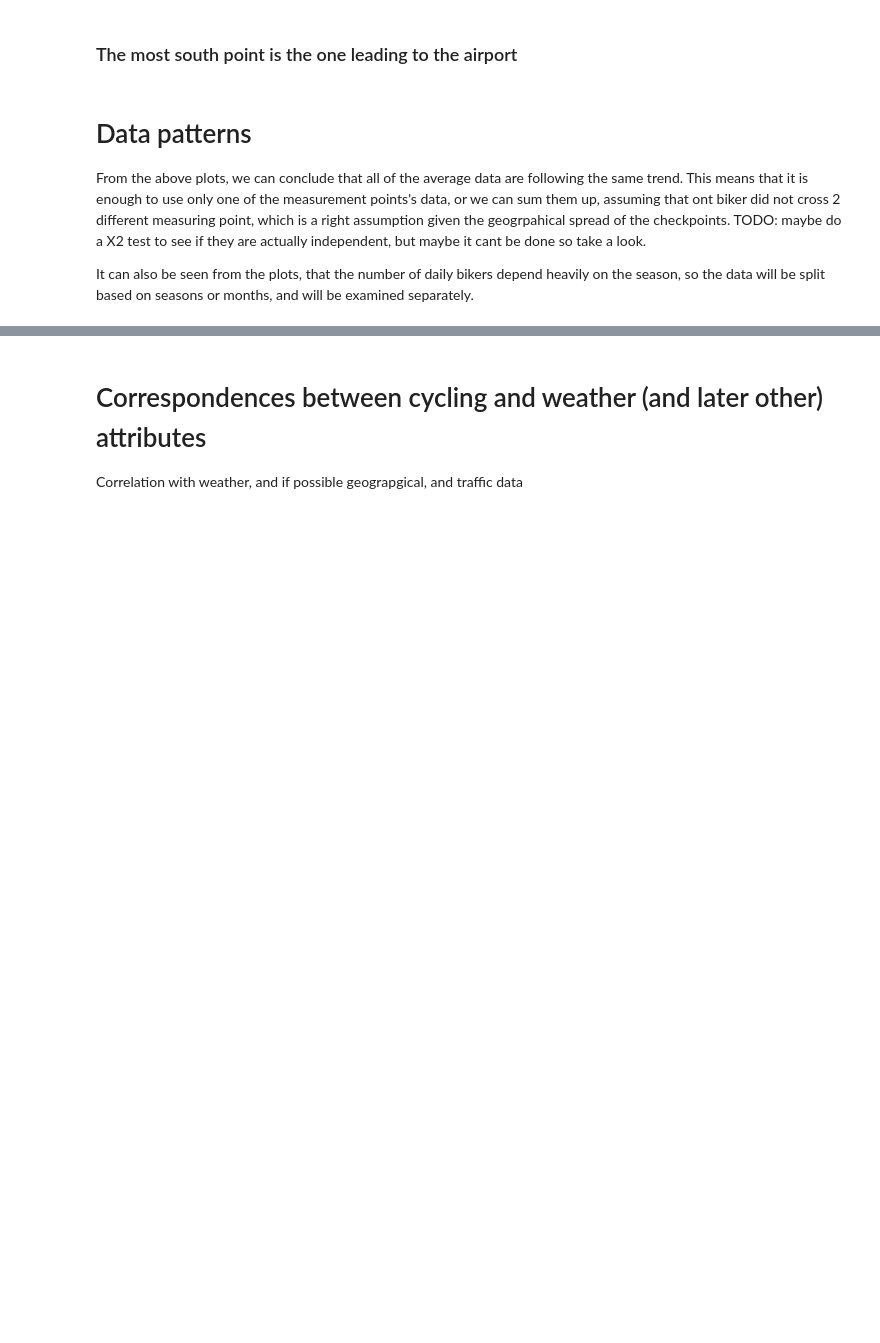
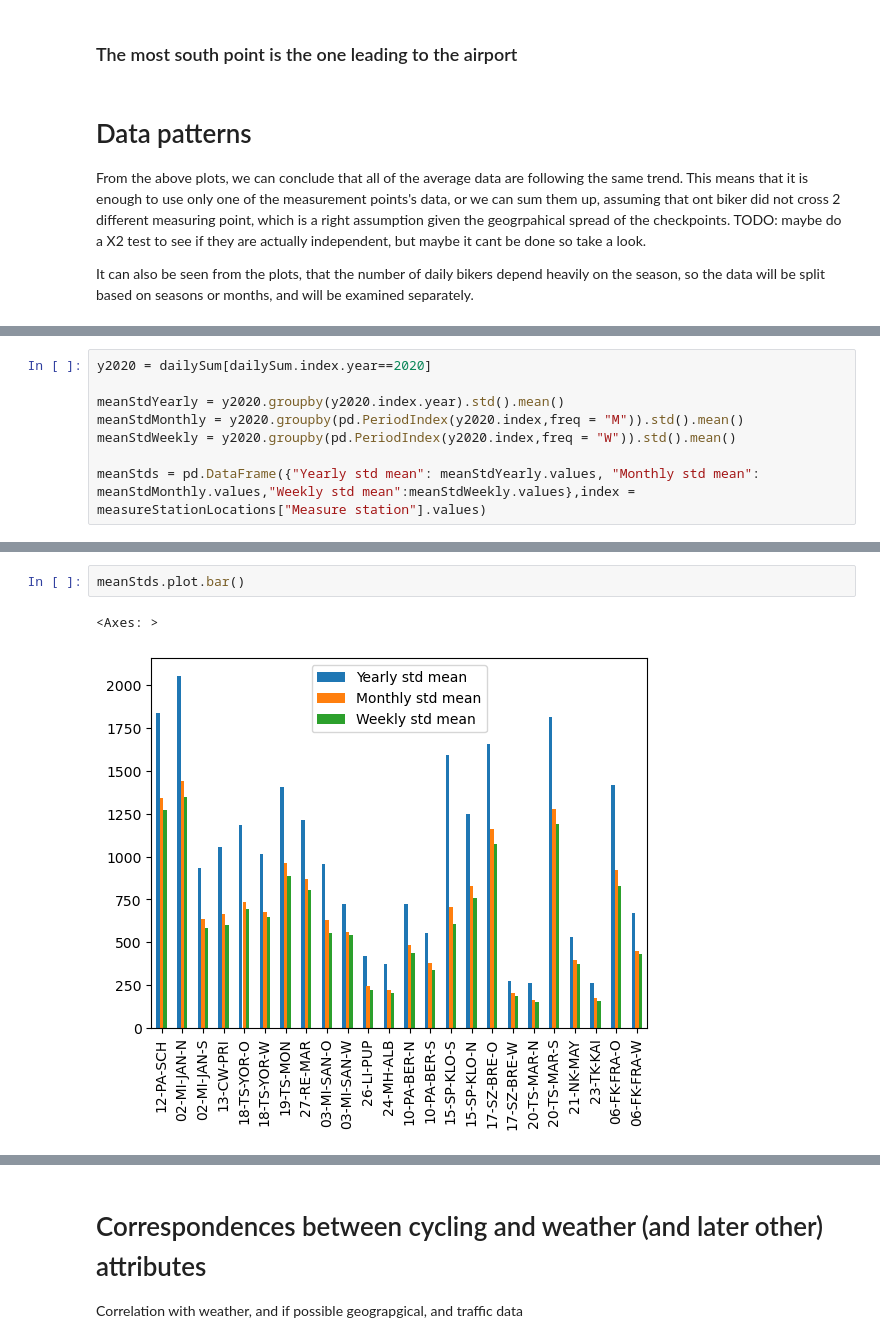
Before and after one commit to hgandras/DataMining, a Jupyter notebook: SemesterProject/BerlinBiking.ipynb, the cells around one changed output, grey strips where cells are left out. Cells and saved outputs as stored; diff of their text form; blank space fills up the shorter version.

```diff
--- a/SemesterProject/BerlinBiking.ipynb
+++ b/SemesterProject/BerlinBiking.ipynb
@@ -242,0 +249,8 @@ It can also be seen from the plots, that the number of daily bikers depend heavi
+# %%
+y2020 = dailySum[dailySum.index.year==2020]
+
+meanStdYearly = y2020.groupby(y2020.index.year).std().mean()
+meanStdMonthly = y2020.groupby(pd.PeriodIndex(y2020.index,freq = "M")).std().mean()
+meanStdWeekly = y2020.groupby(pd.PeriodIndex(y2020.index,freq = "W")).std().mean()
+
+meanStds = pd.DataFrame({"Yearly std mean": meanStdYearly.values, "Monthly std mean": meanStdMonthly.values,"Weekly std mean":meanStdWeekly.values},index = measureStationLocations["Measure station"].values)
@@ -242,0 +277,5 @@ It can also be seen from the plots, that the number of daily bikers depend heavi
+# %%
+meanStds.plot.bar()
+# %% [output]
+<Axes: >
+[figure, added]
```
Also changed, not shown: parts of 13 cells of this notebook.
